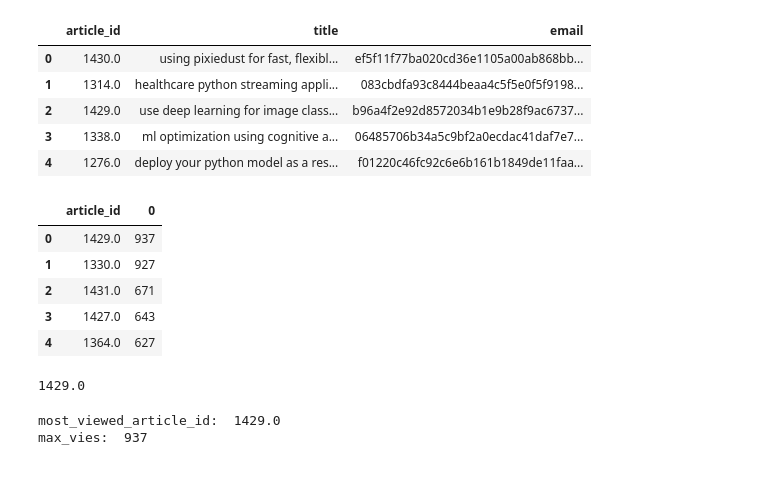
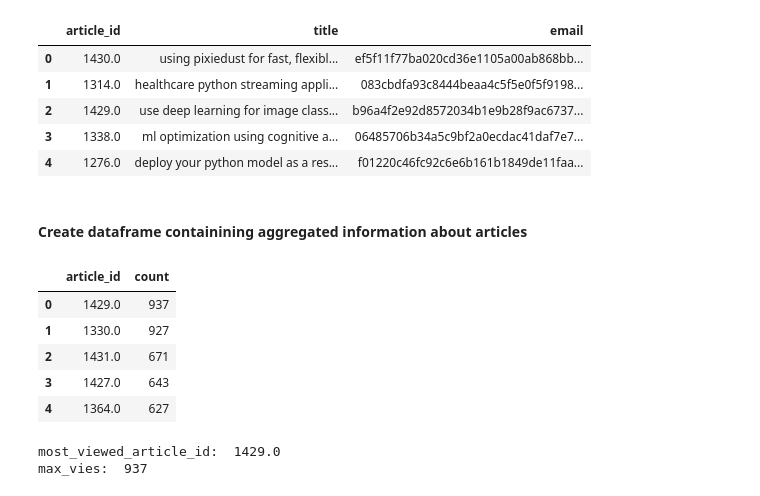
Before and after one commit to bvcmartins/recommendations_IBM, a Jupyter notebook: recommendations.ipynb, the cells around one changed output. Cells and saved outputs as stored; diff of their text form; code cells hidden in the pictures.

```diff
--- a/recommendations.ipynb
+++ b/recommendations.ipynb
@@ -252,18 +228,16 @@ df.head()
 | 2 | 1429.0 | use deep learning for image class... | b96a4f2e92d8572034b1e9b28f9ac6737... |
 | 3 | 1338.0 | ml optimization using cognitive a... | 06485706b34a5c9bf2a0ecdac41daf7e7... |
 | 4 | 1276.0 | deploy your python model as a res... | f01220c46fc92c6e6b161b1849de11faa... |
+# %% [markdown]
+#### Create dataframe containining aggregated information about articles
 # %%
-df_articles = df.groupby('article_id').size().sort_values(ascending=False).reset_index()
+df_articles = df.groupby('article_id').size().sort_values(ascending=False).reset_index().rename(columns={0:'count'})
 df_articles.head()
 # %% [output]
-|  | article_id | 0 |
+|  | article_id | count |
 | 0 | 1429.0 | 937 |
 | 1 | 1330.0 | 927 |
 | 2 | 1431.0 | 671 |
 | 3 | 1427.0 | 643 |
 | 4 | 1364.0 | 627 |
-# %%
-df_articles.iloc[0,0]
-# %% [output]
-1429.0
 # %%
```
Also changed, not shown: parts of 79 cells of this notebook.
